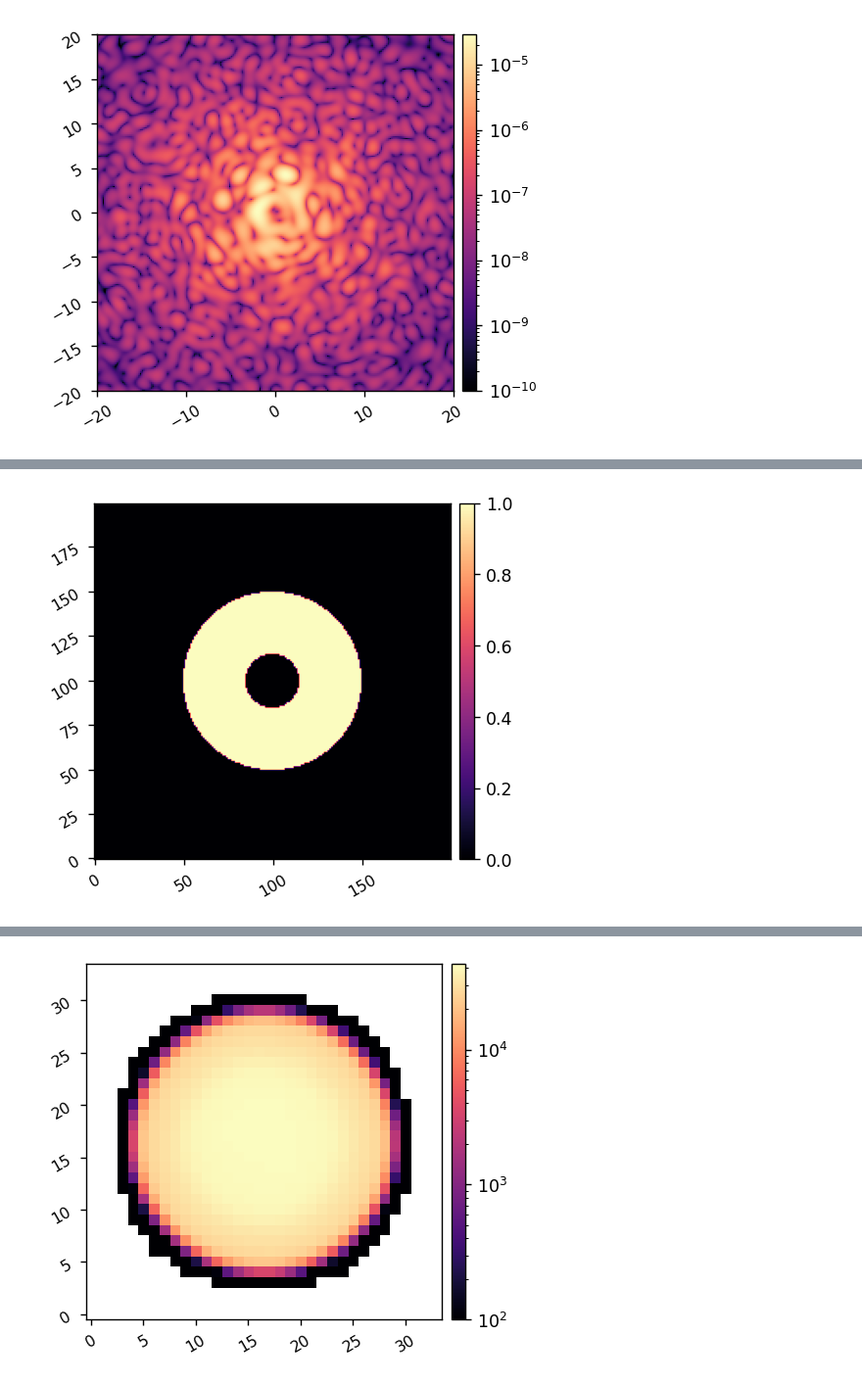
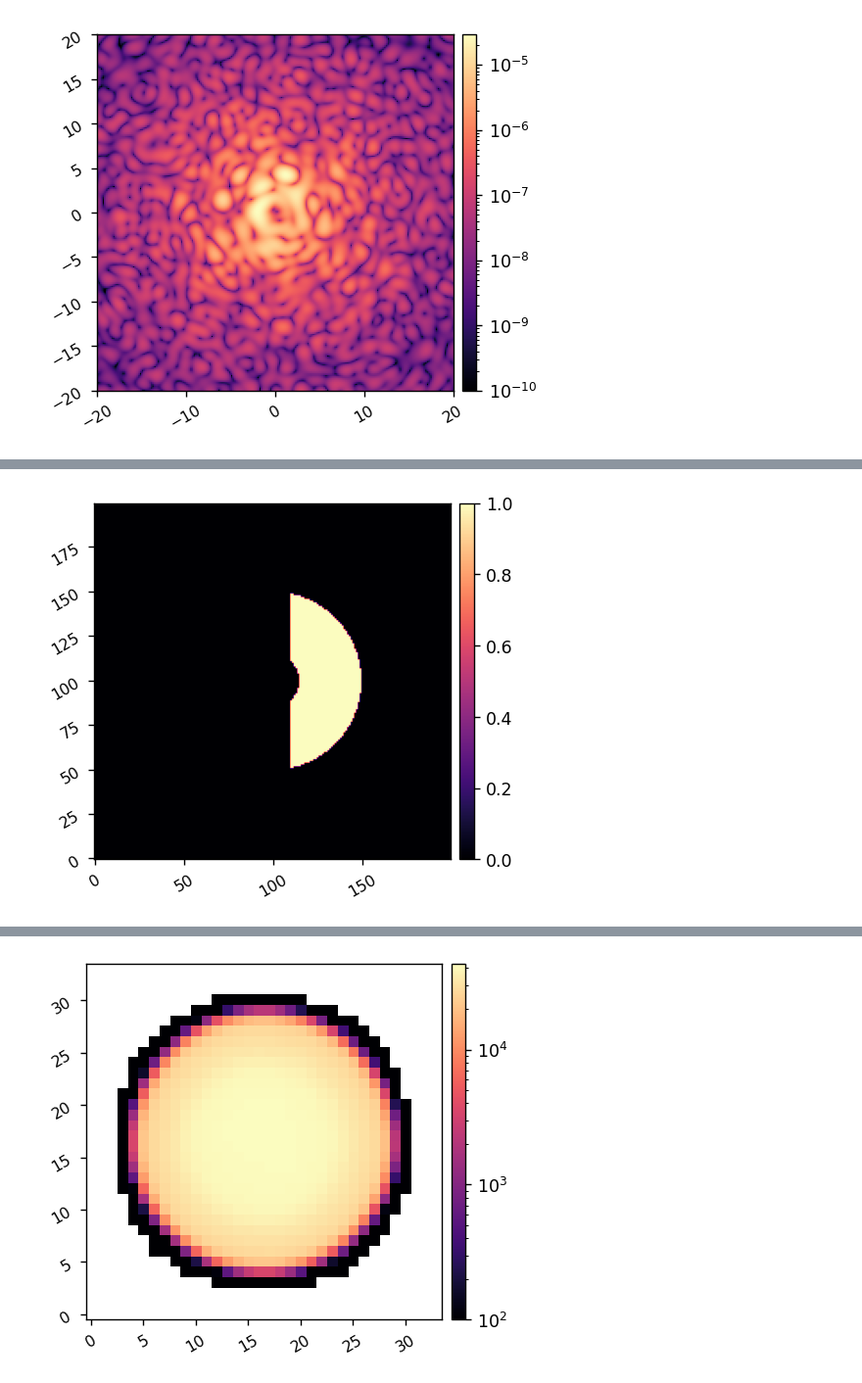
Before and after one commit to uasal/scoob-psf, a Jupyter notebook: example-notebooks/jax_scoob_tests.ipynb, the cells around one changed output, grey strips where cells are left out. Shown at 98% size. Saved outputs shown, nothing was run; the diff lists cells and outputs as text; code cells hidden in the pictures.

```diff
--- a/example-notebooks/jax_scoob_tests.ipynb
+++ b/example-notebooks/jax_scoob_tests.ipynb
@@ -18,7 +18,7 @@ Jax platform: gpu
 Jax device: NVIDIA A100 80GB PCIe
 # %%
 reload(jscoob)
-model = jscoob.SCOOB(npix=200, oversample=10, npsf=200, dm_fill_factor=0.7)
+model = jscoob.SCOOB(npix=200, oversample=10, npsf=200, dm_fill_factor=0.9)
 LS = model.pupil_grid[0] < model.pupil_diam.to_value(u.m)/2 * 0.9
 model.LYOT = LS
 # %% [output]
@@ -26,0 +32,10 @@ Jax device: NVIDIA A100 80GB PCIe
+# %%
+xx = (np.linspace(0, model.Nact-1, model.Nact) - model.Nact/2 + 1/2) * model.act_spacing.to(u.mm).value*2
+x,y = np.meshgrid(xx,xx)
+r = np.sqrt(x**2 + y**2)
+ring_command = np.asarray((r<10.5)*(r>9.8), dtype=np.float64)
+ring_command *= 1e-8
+model.set_dm(ring_command)
+imshow1(model.get_dm(), 'Test DM Command', cmap='viridis')
+imshow1(ensure_np_array(model.get_dm_surface()), 'Test DM Surface', cmap='viridis')
+model.reset_dm()
@@ -91,8 +117,8 @@ image = model.snap(plot=True, vmin=1e-10)
 # %%
-control_mask = (model.im_grid_pol[0] > 3)*(model.im_grid_pol[0] < 10)
+control_mask = (model.im_grid_pol[0] > 3)*(model.im_grid_pol[0] < 10)*(model.im_grid_car[0]>2)
 imshow1(ensure_np_array(control_mask))
 # %% [output]
-[figure, old version]
+[figure, new version]
 # %%
 import time
 def build_response(sysi, amp,
```
Also changed, not shown: parts of 12 cells of this notebook, 3 other files.
